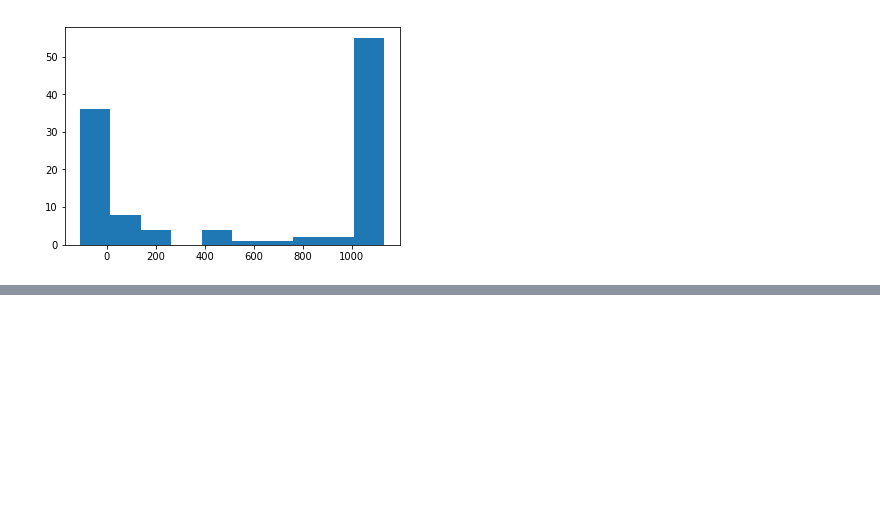
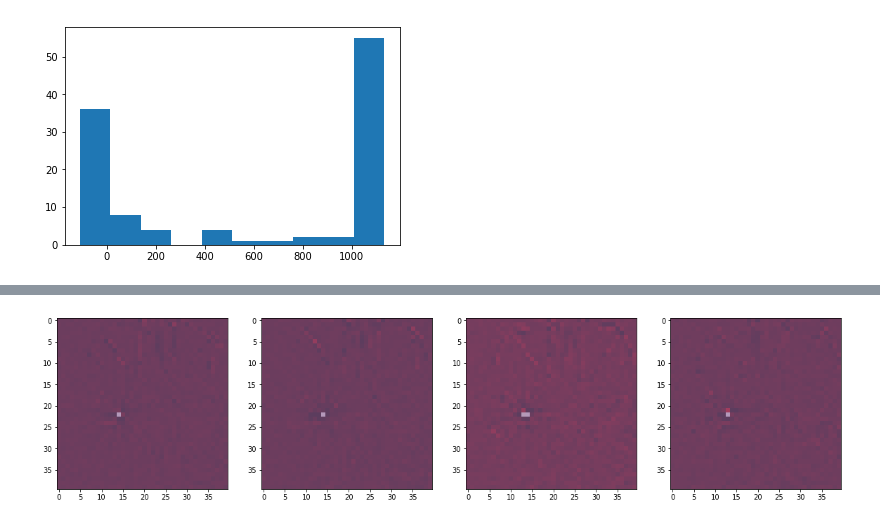
Before and after one commit to DalasNoin/aneurysm-segment, a Jupyter notebook: data-experiments.ipynb, the cells around one changed output, grey strips where cells are left out. Saved outputs shown, nothing was run; the diff lists cells and outputs as text; code cells hidden in the pictures; blank space fills up the shorter version.

```diff
--- a/data-experiments.ipynb
+++ b/data-experiments.ipynb
@@ -91,0 +108,4 @@ array([1])
+# %%
+fig
+# %% [output]
+[figure, added]
```
Also changed, not shown: parts of 5 cells of this notebook, 6 other files.
